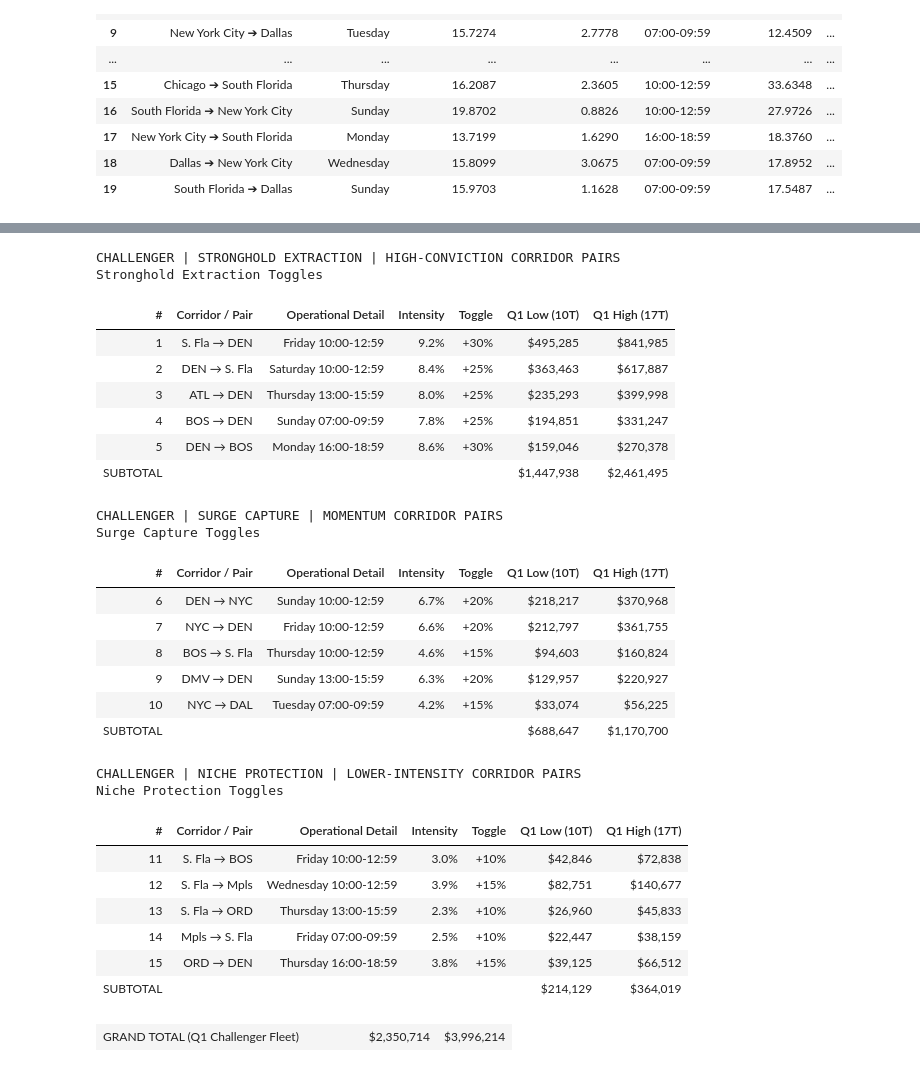
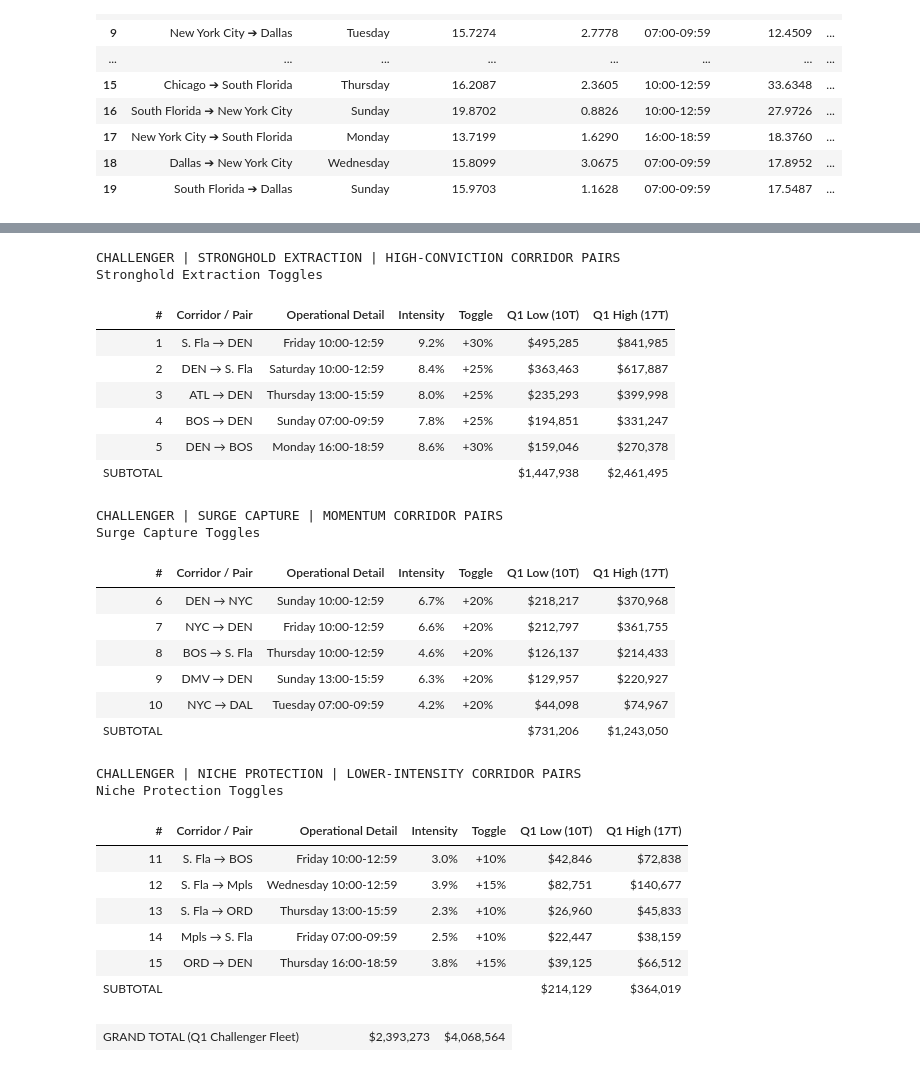
Before and after one commit to tausif-agntworksai/flight-pipeline, a Jupyter notebook: pricing/eda/vedant/wingx/calculation/smid_calculation.ipynb, the cells around one changed output, grey strips where cells are left out. Saved outputs shown, nothing was run; the diff lists cells and outputs as text; code cells hidden in the pictures.

```diff
--- a/pricing/eda/vedant/wingx/calculation/smid_calculation.ipynb
+++ b/pricing/eda/vedant/wingx/calculation/smid_calculation.ipynb
@@ -473,7 +473,7 @@ high-SLI corridors capture more revenue-eligible hours from the same fleet alloc
 #
 # Toggle (variable within category, driven by SLI / wup / velocity):
 #   Stronghold  SLI > 2.5  -> +30%   else +25%
-#   Surge       wup > 6.0% -> +20%   else +15%
+#   Surge                  -> +20%
 #   Niche       wup > 3.3% -> +15%   else +10%
 #   Vel Opp     vel > 33%  -> +20%   else +15%
 # -----------------------------------------------------------------------------------------
@@ -487,7 +487,7 @@ NATIONAL_BASELINE = 3.4
 def _get_toggle(cat, wup, vel):
     sli = wup / NATIONAL_BASELINE
     if   cat == "Stronghold Extraction": return 0.30 if sli  >  2.5 else 0.25
-    elif cat == "Surge Capture":         return 0.20 if wup  >  6.0 else 0.15
+    elif cat == "Surge Capture":         return 0.20
     elif cat == "Niche Protection":      return 0.15 if wup  >  3.3 else 0.10
     elif cat == "Velocity Opportunity":  return 0.20 if vel  > 33.0 else 0.15
     else:                                return 0.00
@@ -619,7 +619,7 @@ category_meta = {
 def _get_toggle(cat, wup, vel):
     sli = wup / 3.4
     if   cat == 'Stronghold Extraction': return 0.30 if sli  >  2.5 else 0.25
-    elif cat == 'Surge Capture':         return 0.20 if wup  >  6.0 else 0.15
+    elif cat == 'Surge Capture':         return 0.20
     elif cat == 'Niche Protection':      return 0.15 if wup  >  3.3 else 0.10
     elif cat == 'Velocity Opportunity':  return 0.20 if vel  > 33.0 else 0.15
     else:                                return 0.00
@@ -725,37 +725,37 @@ grand_low  = _active['val_low'].sum()
 grand_high = _active['val_high'].sum()
 html_out += f"""
 <div class="pex-wrap">
   <table class="pex-table">
     <tfoot>
       <tr>
         <td colspan="5" style="font-size:15px;">GRAND TOTAL (Q1 Challenger Fleet)</td>
         <td class="right" style="font-size:15px;">${grand_low:,.0f}</td>
         <td class="right" style="font-size:15px;">${grand_high:,.0f}</td>
       </tr>
     </tfoot>
   </table>
 </div>"""
 
 display(HTML(html_out))
 # %% [output]
 CHALLENGER | STRONGHOLD EXTRACTION | HIGH-CONVICTION CORRIDOR PAIRS
 Stronghold Extraction Toggles
 | # | Corridor / Pair | Operational Detail | Intensity | Toggle | Q1 Low (10T) | Q1 High (17T) |
 | 1 | S. Fla → DEN | Friday 10:00-12:59 | 9.2% | +30% | $495,285 | $841,985 |
 | 2 | DEN → S. Fla | Saturday 10:00-12:59 | 8.4% | +25% | $363,463 | $617,887 |
 | 3 | ATL → DEN | Thursday 13:00-15:59 | 8.0% | +25% | $235,293 | $399,998 |
 | 4 | BOS → DEN | Sunday 07:00-09:59 | 7.8% | +25% | $194,851 | $331,247 |
 | 5 | DEN → BOS | Monday 16:00-18:59 | 8.6% | +30% | $159,046 | $270,378 |
 | SUBTOTAL |  |  |  |  | $1,447,938 | $2,461,495 |
 CHALLENGER | SURGE CAPTURE | MOMENTUM CORRIDOR PAIRS
 Surge Capture Toggles
 | # | Corridor / Pair | Operational Detail | Intensity | Toggle | Q1 Low (10T) | Q1 High (17T) |
 | 6 | DEN → NYC | Sunday 10:00-12:59 | 6.7% | +20% | $218,217 | $370,968 |
 | 7 | NYC → DEN | Friday 10:00-12:59 | 6.6% | +20% | $212,797 | $361,755 |
-| 8 | BOS → S. Fla | Thursday 10:00-12:59 | 4.6% | +15% | $94,603 | $160,824 |
+| 8 | BOS → S. Fla | Thursday 10:00-12:59 | 4.6% | +20% | $126,137 | $214,433 |
 | 9 | DMV → DEN | Sunday 13:00-15:59 | 6.3% | +20% | $129,957 | $220,927 |
-| 10 | NYC → DAL | Tuesday 07:00-09:59 | 4.2% | +15% | $33,074 | $56,225 |
-| SUBTOTAL |  |  |  |  | $688,647 | $1,170,700 |
+| 10 | NYC → DAL | Tuesday 07:00-09:59 | 4.2% | +20% | $44,098 | $74,967 |
+| SUBTOTAL |  |  |  |  | $731,206 | $1,243,050 |
 CHALLENGER | NICHE PROTECTION | LOWER-INTENSITY CORRIDOR PAIRS
 Niche Protection Toggles
 | # | Corridor / Pair | Operational Detail | Intensity | Toggle | Q1 Low (10T) | Q1 High (17T) |
@@ -765,7 +765,7 @@ Niche Protection Toggles
 | 14 | Mpls → S. Fla | Friday 07:00-09:59 | 2.5% | +10% | $22,447 | $38,159 |
 | 15 | ORD → DEN | Thursday 16:00-18:59 | 3.8% | +15% | $39,125 | $66,512 |
 | SUBTOTAL |  |  |  |  | $214,129 | $364,019 |
-| GRAND TOTAL (Q1 Challenger Fleet) |  |  |  |  | $2,350,714 | $3,996,214 |
+| GRAND TOTAL (Q1 Challenger Fleet) |  |  |  |  | $2,393,273 | $4,068,564 |
 # %% [markdown]
 ---
 
```
Also changed, not shown: parts of 5 cells of this notebook, 3 other files.
